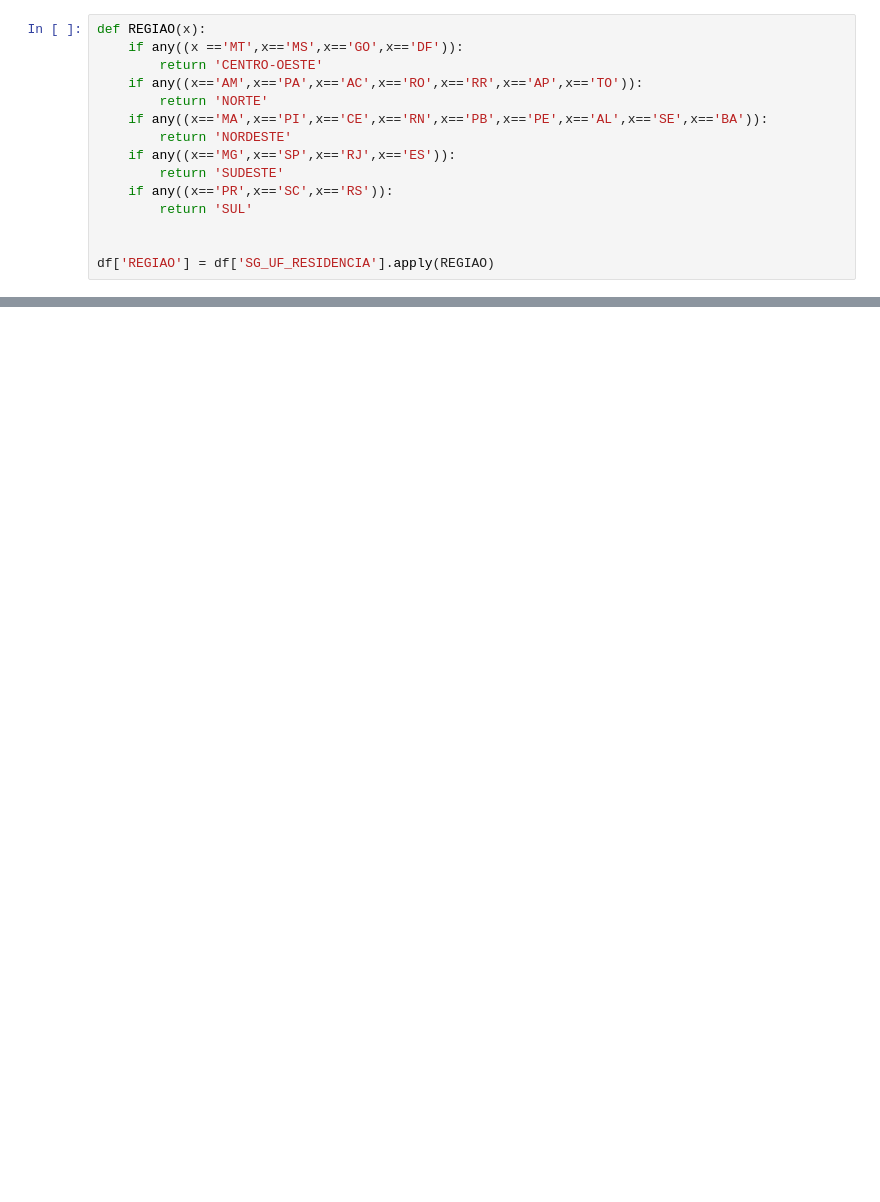
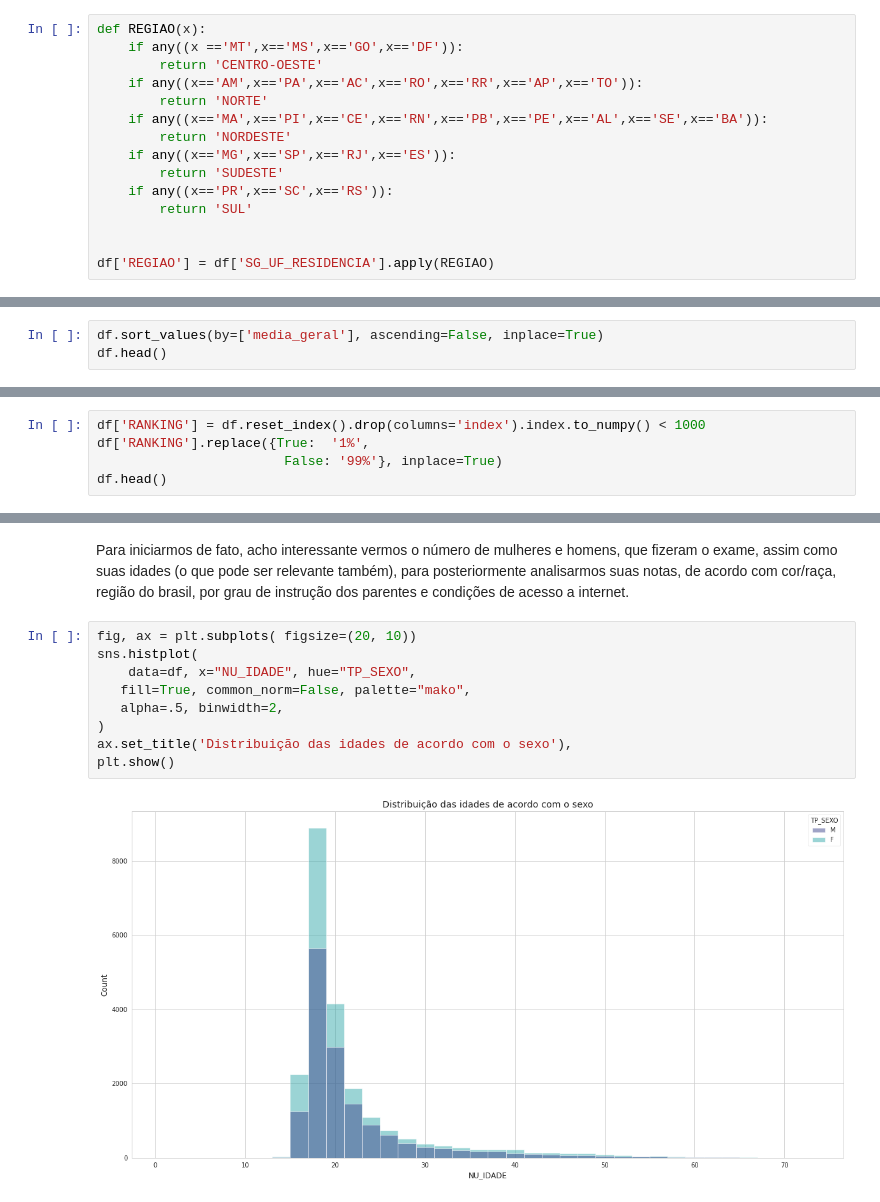
Before and after one commit to osbrabos/dataviz-enem, a Jupyter notebook: social-analysis.ipynb, the cells around one changed output, grey strips where cells are left out. Drawn from its saved outputs; the diff is of its cells as text; blank space fills up the shorter version.

```diff
--- a/social-analysis.ipynb
+++ b/social-analysis.ipynb
@@ -166,0 +142,3 @@ plt.show()
+# %%
+df.sort_values(by=['media_geral'], ascending=False, inplace=True)
+df.head()
@@ -166,0 +156,5 @@ plt.show()
+# %%
+df['RANKING'] = df.reset_index().drop(columns='index').index.to_numpy() < 1000
+df['RANKING'].replace({True:  '1%',
+                        False: '99%'}, inplace=True)
+df.head()
@@ -166,0 +191,13 @@ plt.show()
+# %% [markdown]
+Para iniciarmos de fato, acho interessante vermos o número de mulheres e homens, que fizeram o exame, assim como suas idades (o que pode ser relevante também), para posteriormente analisarmos suas notas, de acordo com cor/raça, região do brasil, por grau de instrução dos parentes e condições de acesso a internet.
+# %%
+fig, ax = plt.subplots( figsize=(20, 10))
+sns.histplot(
+    data=df, x="NU_IDADE", hue="TP_SEXO",
+   fill=True, common_norm=False, palette="mako",
+   alpha=.5, binwidth=2,
+)
+ax.set_title('Distribuição das idades de acordo com o sexo'),
+plt.show()
+# %% [output]
+[figure, added]
```
Also changed, not shown: parts of 63 cells of this notebook.
